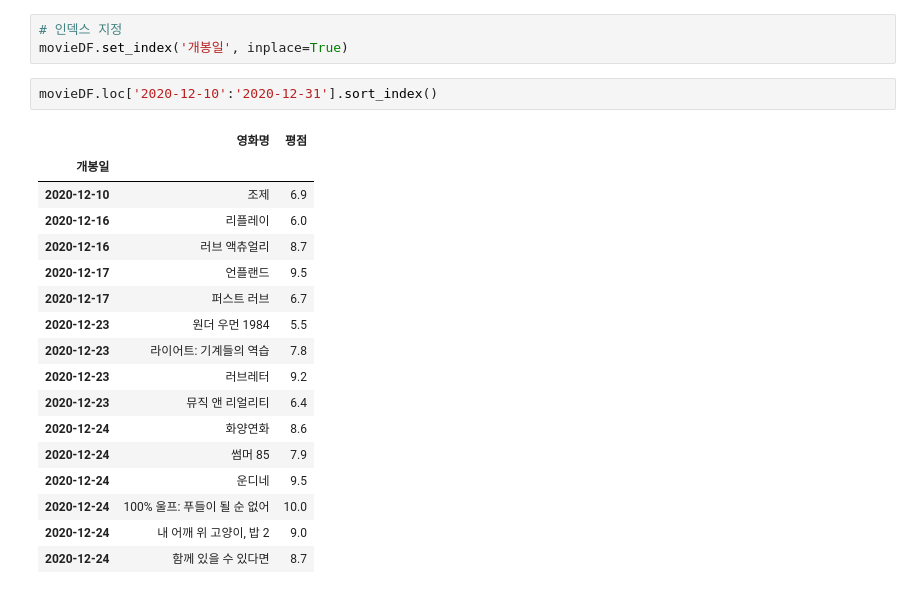
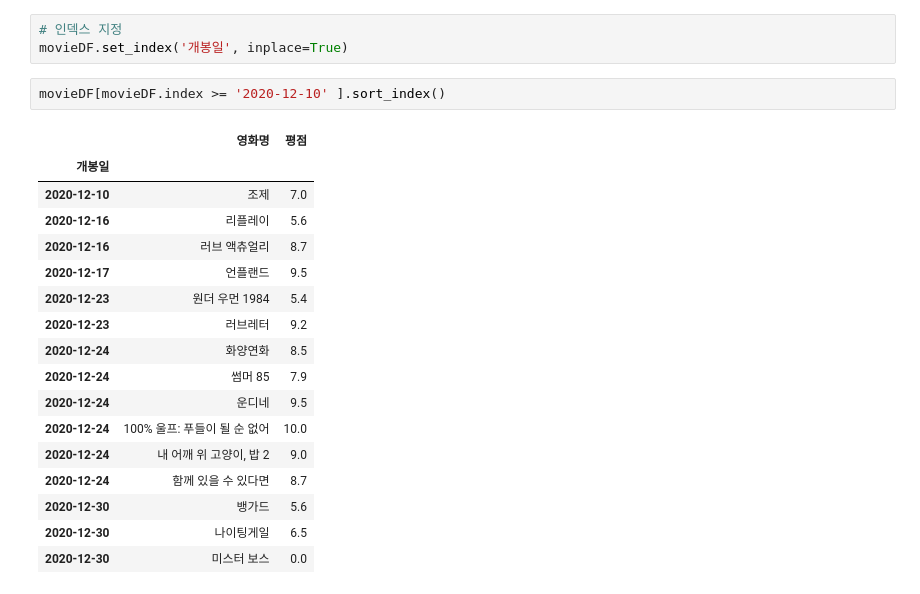
Before and after one commit to dch9610/Data_Analysis, a Jupyter notebook: 과제/3조_팀과제(영화데이터).ipynb, the cells around one changed output. Drawn from its saved outputs; the diff is of its cells as text.

```diff
--- a/과제/3조_팀과제(영화데이터).ipynb
+++ b/과제/3조_팀과제(영화데이터).ipynb
@@ -172,22 +171,22 @@ Name: 개봉일, dtype: datetime64[ns]
 # 인덱스 지정
 movieDF.set_index('개봉일', inplace=True)
 # %%
-movieDF.loc['2020-12-10':'2020-12-31'].sort_index()
+movieDF[movieDF.index >= '2020-12-10' ].sort_index()
 # %% [output]
 |  | 영화명 | 평점 |
 | 개봉일 |  |  |
-| 2020-12-10 | 조제 | 6.9 |
-| 2020-12-16 | 리플레이 | 6.0 |
+| 2020-12-10 | 조제 | 7.0 |
+| 2020-12-16 | 리플레이 | 5.6 |
 | 2020-12-16 | 러브 액츄얼리 | 8.7 |
 | 2020-12-17 | 언플랜드 | 9.5 |
-| 2020-12-17 | 퍼스트 러브 | 6.7 |
-| 2020-12-23 | 원더 우먼 1984 | 5.5 |
-| 2020-12-23 | 라이어트: 기계들의 역습 | 7.8 |
+| 2020-12-23 | 원더 우먼 1984 | 5.4 |
 | 2020-12-23 | 러브레터 | 9.2 |
-| 2020-12-23 | 뮤직 앤 리얼리티 | 6.4 |
-| 2020-12-24 | 화양연화 | 8.6 |
+| 2020-12-24 | 화양연화 | 8.5 |
 | 2020-12-24 | 썸머 85 | 7.9 |
 | 2020-12-24 | 운디네 | 9.5 |
 | 2020-12-24 | 100% 울프: 푸들이 될 순 없어 | 10.0 |
 | 2020-12-24 | 내 어깨 위 고양이, 밥 2 | 9.0 |
 | 2020-12-24 | 함께 있을 수 있다면 | 8.7 |
+| 2020-12-30 | 뱅가드 | 5.6 |
+| 2020-12-30 | 나이팅게일 | 6.5 |
+| 2020-12-30 | 미스터 보스 | 0.0 |
```
Also changed, not shown: parts of 6 cells of this notebook.
